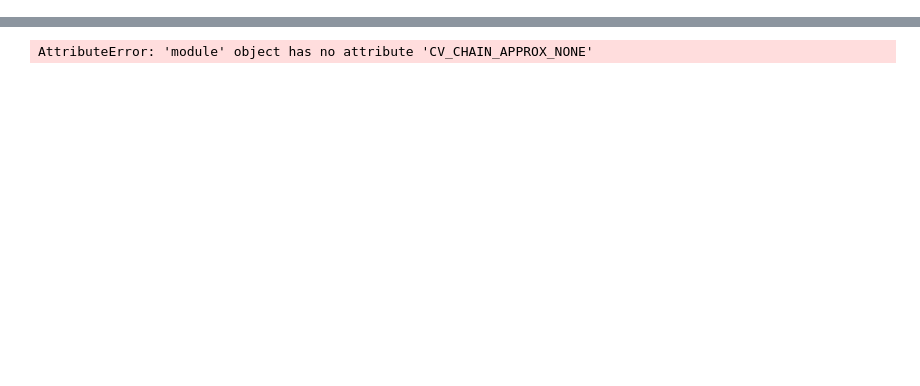
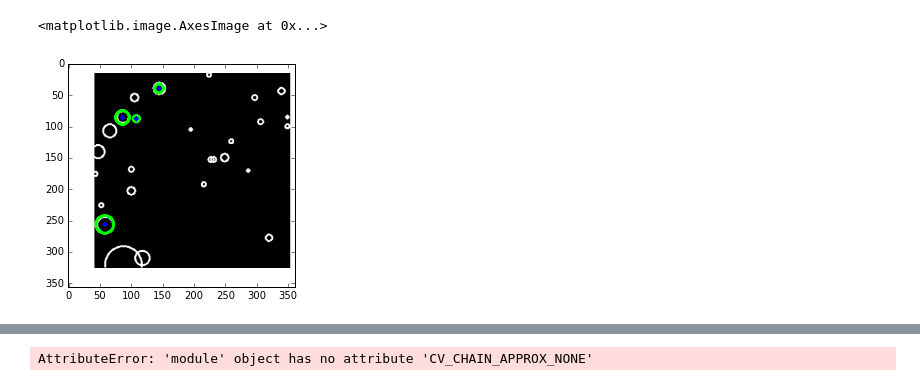
Before and after one commit to silburt/moon-craters, a Jupyter notebook: Hough_Circles.ipynb, the cells around one changed output, grey strips where cells are left out. Saved outputs shown, nothing was run; the diff lists cells and outputs as text; code cells hidden in the pictures; blank space fills up the shorter version.

```diff
--- a/Hough_Circles.ipynb
+++ b/Hough_Circles.ipynb
@@ -72,25 +110,30 @@ plt.savefig('output_dir/circle_test.png')
 # %%
 #http://www.pyimagesearch.com/2014/07/21/detecting-circles-images-using-opencv-hough-circles/
 #https://stackoverflow.com/questions/32287032/circular-hough-transform-misses-circles
 
 img = cv2.imread('output_dir/circle_test.png',0)
 #img = cv2.medianBlur(img,5)
 cimg = cv2.cvtColor(img,cv2.COLOR_GRAY2BGR)
 
 radii = np.arange(1,200,5)
 
 #Hough circles
 for i in range(len(radii)-1):
     circles = cv2.HoughCircles(img,cv2.HOUGH_GRADIENT,1,5,param1=25,param2=30,minRadius=radii[i],maxRadius=radii[i+1])
     if circles is None: # Skip if no circles are detected - Change here
         continue
 
     circles = np.uint16(np.around(circles))
     for i in circles[0,:]:
         # draw the outer circle
         cv2.circle(cimg,(i[0],i[1]),i[2],(0,255,0),thickness=3)
         # draw the center of the circle
         cv2.circle(cimg,(i[0],i[1]),2,(0,0,255),thickness=3)
+
+plt.imshow(cimg, origin='upper', cmap="Greys_r")
+# %% [output]
+<matplotlib.image.AxesImage at 0x...>
+[figure, added]
 # %%
 #contours
 #https://stackoverflow.com/questions/25504964/opencv-python-valueerror-too-many-values-to-unpack
```
Also changed, not shown: parts of 11 cells of this notebook, 1 other file.
